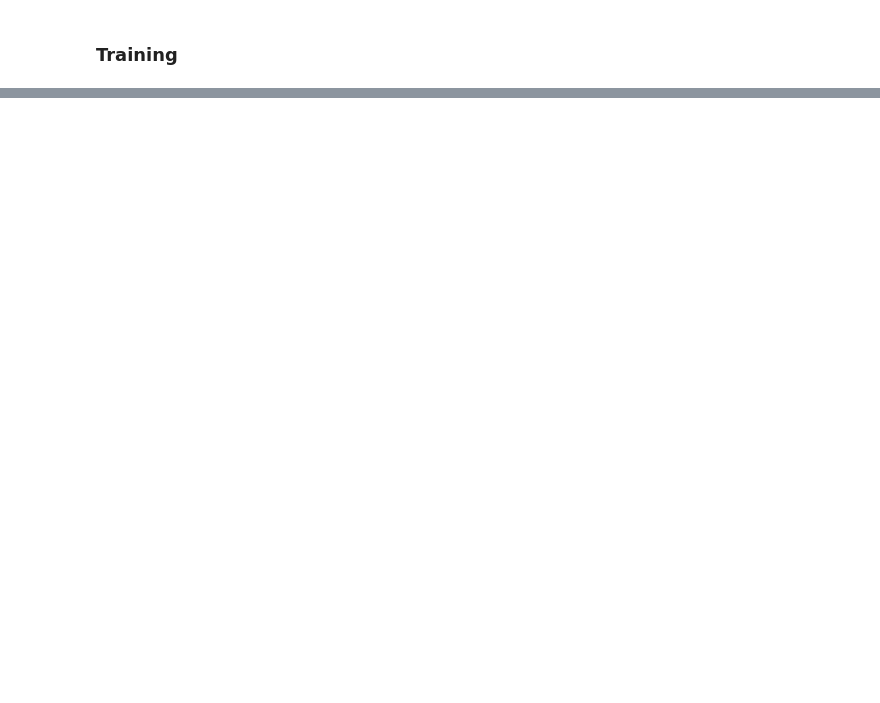
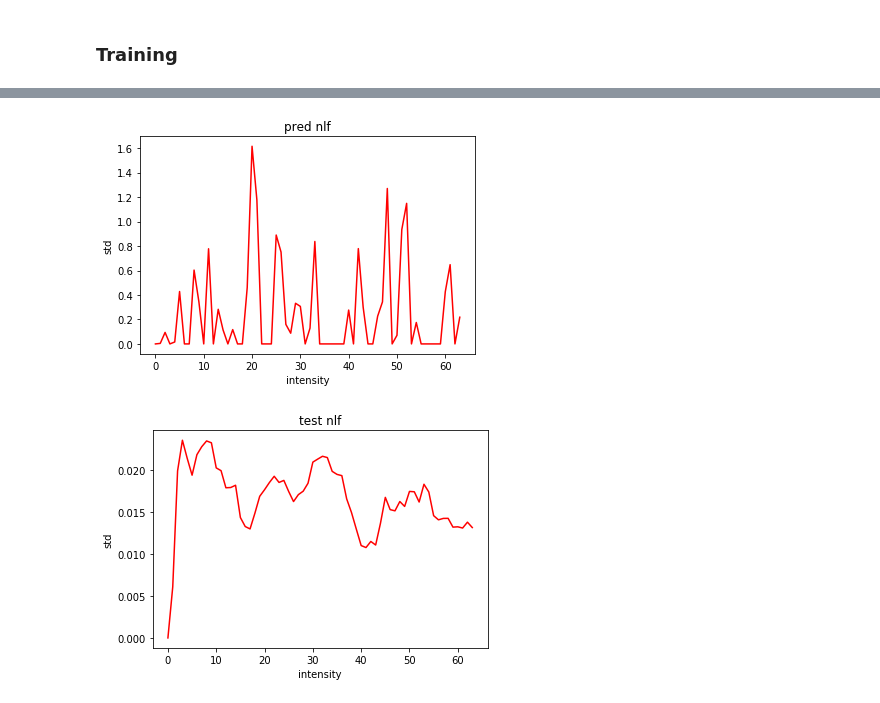
Before and after one commit to CarlosRamis/tfg_real_denoising, a Jupyter notebook: CNN_test_working.ipynb, the cells around one changed output, grey strips where cells are left out. Cells and saved outputs as stored; diff of their text form; code cells hidden in the pictures; blank space fills up the shorter version.

```diff
--- a/CNN_test_working.ipynb
+++ b/CNN_test_working.ipynb
@@ -29,6 +56,9 @@ for scene in scene_paths[0:3]:
 # %%
 X_ = np.asarray(X_)
 y_ = np.asarray(y_)
+
+Xtest_ = np.asarray(Xtest_)
+ytest_ = np.asarray(ytest_)
 # %%
 print(np.shape(X_))
 print(np.shape(y_))
@@ -50,18 +86,18 @@ input_imgs = Input(shape=(256, 256, 3))
 def get_model_column(ks_1, ks_2,p_):
     x = Conv2D(64, kernel_size=(ks_1,ks_1), strides = 2, activation=None)(input_imgs)
     x = BatchNormalization()(x)
-    x = Activation('relu')(x)
+    x = Activation('tanh')(x)
     x = AveragePooling2D((2, 2))(x)
     x = Conv2D(64, kernel_size=(ks_2,ks_2), activation=None)(x) # conv2_a
     x = BatchNormalization()(x)
-    x = Activation('relu')(x)
+    x = Activation('tanh')(x)
     x = AveragePooling2D((2, 2))(x) # pool2_a
     x = Conv2D(64, kernel_size=(ks_2,ks_2), activation=None)(x) # conv2_a
     x = BatchNormalization()(x)
-    x = Activation('relu')(x)
+    x = Activation('tanh')(x)
     x = Conv2D(64, kernel_size=(ks_2,ks_2), activation=None)(x) # conv2_a
     x = BatchNormalization()(x)
-    x = Activation('relu')(x)
+    x = Activation('tanh')(x)
     #out = keras.layers.ZeroPadding2D(padding=((p_, 0), (0, p_)), data_format=None)(x)
     out = Flatten()(x)
     return out
@@ -83,8 +119,8 @@ out_c = vision_model3(input_c)
 concatenated = concatenate([out_a, out_b, out_c],axis=1)
 #out = Dense(1, activation='sigmoid')(concatenated)
 #merge_abc = SpatialPyramidPooling([1, 2, 4])(concatenated)
-merge_abc = Dense(2048, activation='relu')(concatenated)
+merge_abc = Dense(2048, activation='tanh')(concatenated)
 #merge_abc = Dense(256*3, activation='relu')(merge_abc)
-merge_abc = Dense(64*3, activation='relu')(merge_abc)
+merge_abc = Dense(64, activation='relu')(merge_abc)
 
 model_abc = Model([input_a, input_b, input_c], merge_abc)
@@ -121,17 +184,20 @@ model_abc.compile(optimizer= sgd, loss='mse')
 # Make model_a non trainable
 model_abc.layers[3].trainable = False
 model_abc.layers[4].trainable = False
-model_abc.fit(x=[X_,X_,X_], y=y_, batch_size=32, epochs=10, validation_split=0.1, shuffle=True)
+#model_abc.fit(x=[X_,X_,X_], y=y_, batch_size=64, epochs=10, validation_split=0.1, shuffle=True)
+model_abc.fit(x=[X_,X_,X_], y=y_, validation_data=([Xtest_,Xtest_,Xtest_], ytest_),batch_size=64, epochs=30, shuffle=True)
 
 # Make model_a non trainable
 model_abc.layers[3].trainable = False
 model_abc.layers[4].trainable = True
 model_abc.layers[5].trainable = False
-model_abc.fit(x=[X_,X_,X_], y=y_, batch_size=32, epochs=10, validation_split=0.1, shuffle=True)
+#model_abc.fit(x=[X_,X_,X_], y=y_, batch_size=64, epochs=10, validation_split=0.1, shuffle=True)
+model_abc.fit(x=[X_,X_,X_], y=y_, validation_data=([Xtest_,Xtest_,Xtest_], ytest_),batch_size=64, epochs=30, shuffle=True)
 
 # Make model_a non trainable
 model_abc.layers[3].trainable = True
 model_abc.layers[4].trainable = False
 model_abc.layers[5].trainable = False
-model_abc.fit(x=[X_,X_,X_], y=y_, batch_size=32, epochs=10, validation_split=0.1, shuffle=True)
+#model_abc.fit(x=[X_,X_,X_], y=y_, batch_size=64, epochs=10, validation_split=0.1, shuffle=True)
+model_abc.fit(x=[X_,X_,X_], y=y_, validation_data=([Xtest_,Xtest_,Xtest_], ytest_),batch_size=64, epochs=30, shuffle=True)
 # %% [output]
@@ -147,17 +224,22 @@ KeyboardInterrupt:
 # %%
 import matplotlib.pyplot as plt
-y_pred = np.transpose(model_abc.predict([[X_[0]],[X_[0]],[X_[0]]]))
+ii = 20
+y_pred = np.transpose(model_abc.predict([[X_[ii]],[X_[ii]],[X_[ii]]]))
 
 fig, ax = plt.subplots()
-ax.plot(y_pred[0:256],'r')
+#y_pred[y_pred < 0] = 0
+ax.plot(y_pred,'r')
 
 ax.set(xlabel='intensity', ylabel='std',
        title='pred nlf')
 plt.show()
 
 fig, ax = plt.subplots()
-ax.plot(y_[0][0:256],'r')
+ax.plot(y_[ii],'r')
 
 ax.set(xlabel='intensity', ylabel='std',
        title='test nlf')
 plt.show()
+# %% [output]
+[figure, added]
+[figure, added]
```
Also changed, not shown: parts of 9 cells of this notebook.
